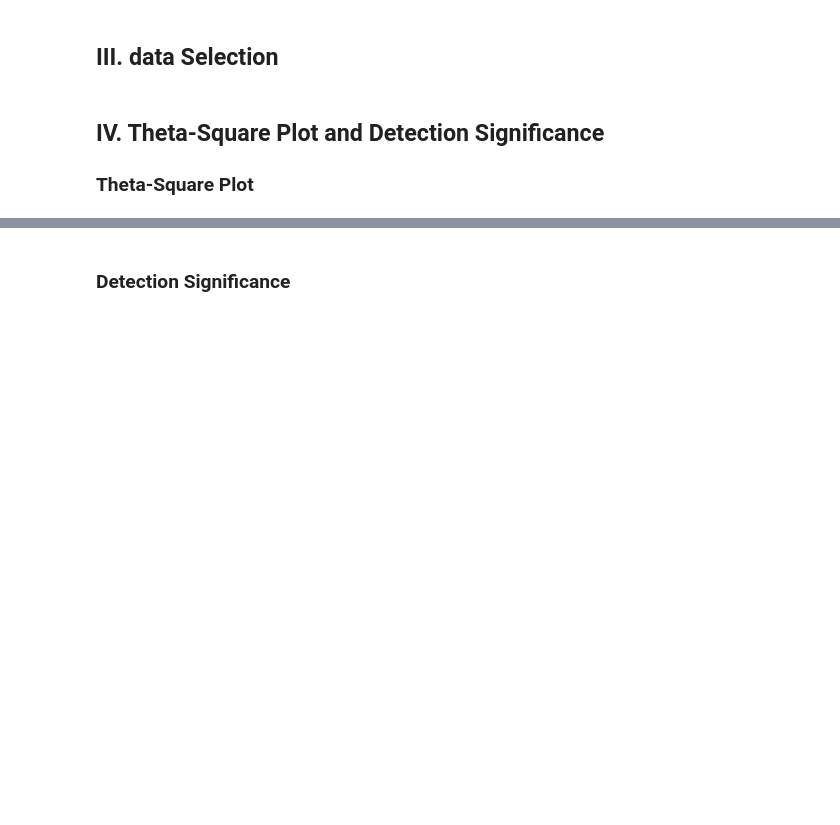
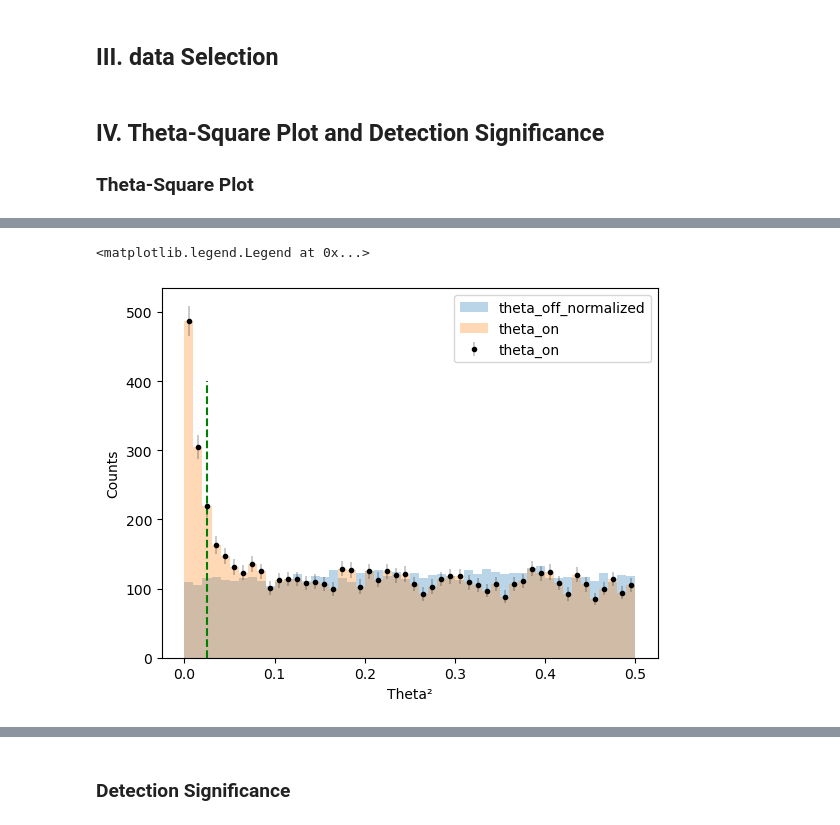
Before and after one commit to Fabiocufino/Advanced-Laboratory---TU-Dortmund, a Jupyter notebook: FACT/Data/anal_fact.ipynb, the cells around one changed output, grey strips where cells are left out. Saved outputs shown, nothing was run; the diff lists cells and outputs as text; code cells hidden in the pictures; blank space fills up the shorter version.

```diff
--- a/FACT/Data/anal_fact.ipynb
+++ b/FACT/Data/anal_fact.ipynb
@@ -87,12 +87,11 @@ simulation = simulation[simulation['gamma_prediction']>= 0.8]
 # %%
 # get theta-squared for the source and the five off positions
 # use poisson error for theta_on
-theta_on_nominal_values = data['theta_deg']
-theta_on_err = np.zeros(theta_on_nominal_values.size)
-theta_on_err = np.sqrt(theta_on_nominal_values.size)
+theta_on_err = np.sqrt(data['theta_deg'])
 
-theta_on = unp.uarray(theta_on_nominal_values, theta_on_err)
+theta_on = unp.uarray(data['theta_deg'], theta_on_err)
 theta_on_squared = theta_on**2
+
 
 # compute average of the five off positions
 theta_off_1_squared = data['theta_deg_off_1']**2
@@ -105 +131,41 @@ theta_off_squared = np.concatenate((theta_off_1_squared, theta_off_2_squared, th
+# %%
+# BACKGROUND
+
+#mask if thetra is minor 0.03
+mask_bk = theta_off_squared < 0.5
+
+# normalize histogram for the off positions
+hist_off, bins_off = np.histogram(theta_off_squared[mask_bk], bins=50);
+hist_off_norm = hist_off/5 #mean value
+
+#plot hist off normalized
+plt.hist(bins_off[:-1], bins_off, weights=hist_off_norm, label='theta_off_normalized', alpha = 0.3);
+
+
+## SIGNAL
+mask_sg = theta_on_squared < 0.5
+
+hist_on, bins_on = np.histogram(unp.nominal_values(theta_on_squared[mask_sg]), bins=50);
+
+#plot hist on
+plt.hist(bins_on[:-1], bins_on, weights=hist_on, label='theta_on', alpha = 0.3);
+plt.errorbar(
+    (bins_on[:-1] + bins_on[1:]) / 2,  # X values (bin centers)
+    hist_on,  # Y values (histogram counts)
+    yerr=np.sqrt(hist_on),  # Y errors (Poisson errors)
+    fmt='o',  # Marker style
+    label='theta_on',  # Label for the legend
+    lw=0.3,  # Line width
+    markersize=3,  # Marker size
+    color = 'black'
+
+)
+plt.vlines(0.025, ymin=0, ymax=400, linestyles='dashed', color='green');
+
+plt.xlabel('Theta²')
+plt.ylabel('Counts')
+plt.legend()
+# %% [output]
+<matplotlib.legend.Legend at 0x...>
+[figure, added]
 # %%
```
Also changed, not shown: parts of 12 cells of this notebook.
